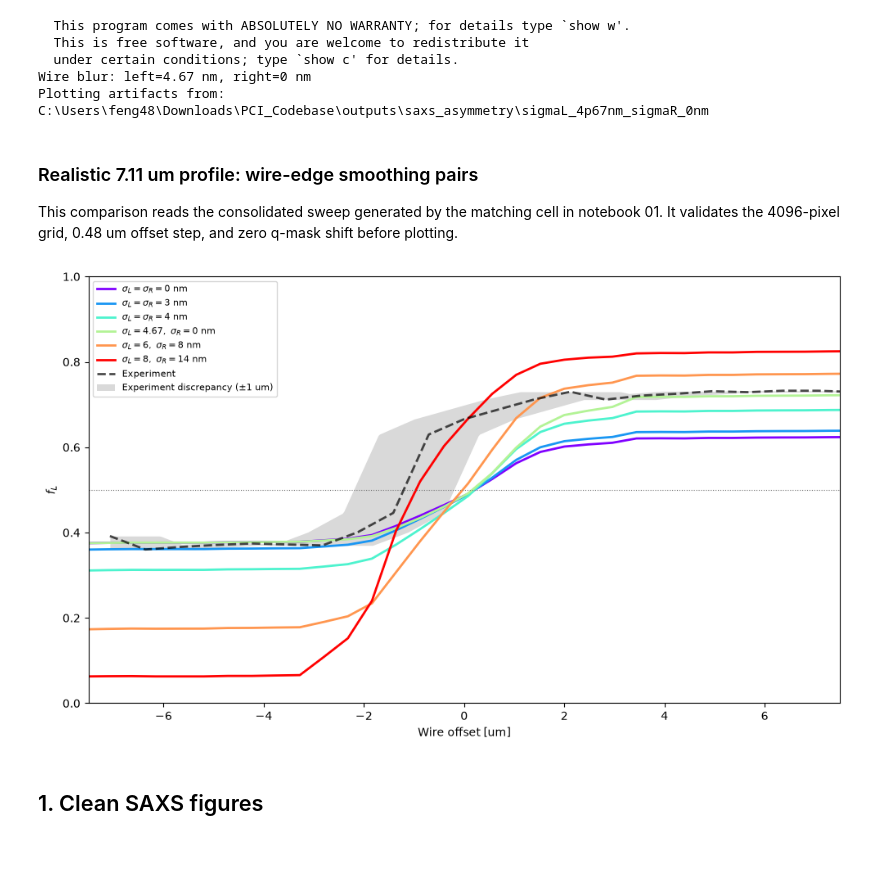
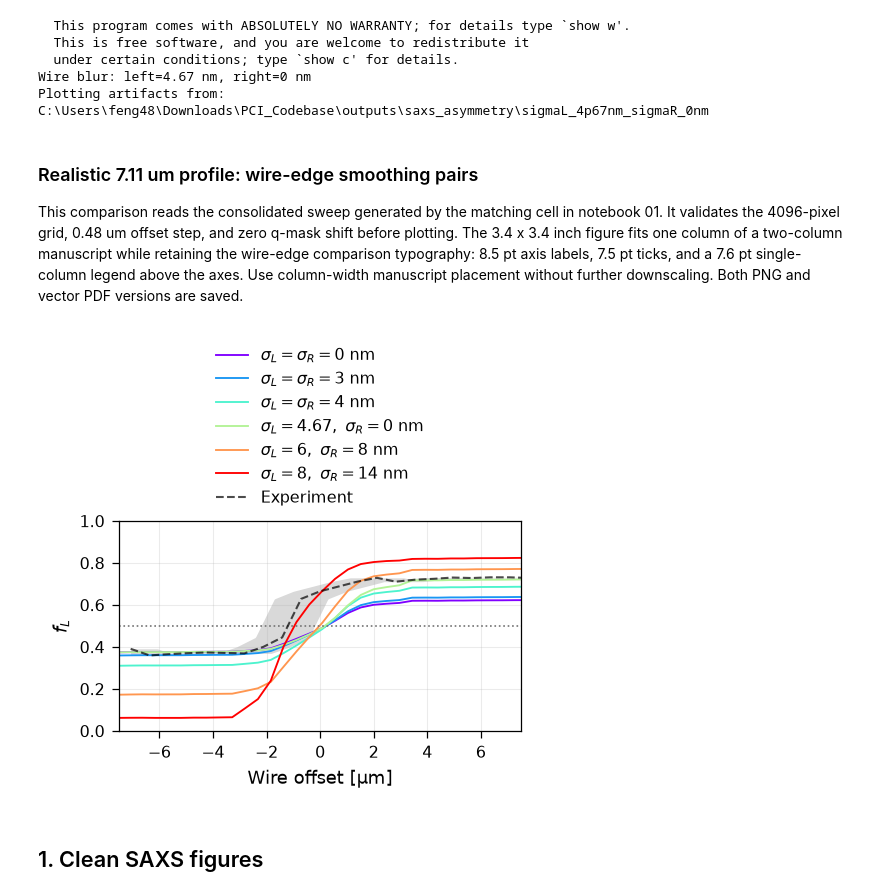
Before and after one commit to wenfe/PCI_Codebase, a Jupyter notebook: notebooks/saxs_asymmetry/02_plot_and_save_figures.ipynb, the cells around one changed output. Saved outputs shown, nothing was run; the diff lists cells and outputs as text; code cells hidden in the pictures; blank space fills up the shorter version.

```diff
--- a/notebooks/saxs_asymmetry/02_plot_and_save_figures.ipynb
+++ b/notebooks/saxs_asymmetry/02_plot_and_save_figures.ipynb
@@ -199,6 +199,11 @@ Plotting artifacts from: C:\Users\feng48\Downloads\PCI_Codebase\outputs\saxs_asy
 
 This comparison reads the consolidated sweep generated by the matching cell in notebook 01.
 It validates the 4096-pixel grid, 0.48 um offset step, and zero q-mask shift before plotting.
+The 3.4 x 3.4 inch figure fits one column of a two-column manuscript
+while retaining the wire-edge comparison typography: 8.5 pt axis labels,
+7.5 pt ticks, and a 7.6 pt single-column legend above the axes.
+Use column-width manuscript placement without further downscaling.
+Both PNG and vector PDF versions are saved.
 # %%
 REALISTIC_SIGMA_SWEEP_PATH = (
     OUTPUT_ROOT / "realistic_sigma_pair_scan" /
@@ -249,7 +254,7 @@ def offset_uncertainty_envelope(offsets, values, uncertainty_um):
         upper[inside] = np.maximum(upper[inside], sample_y)
     return band_x, lower, upper
 
-fig, ax = plt.subplots(figsize=(10, 6))
+fig, ax = plt.subplots(figsize=(3.4, 3.4))
 colors = plt.get_cmap("rainbow")(np.linspace(0.0, 1.0, len(sigma_pairs_nm)))
 for (sigma_left_nm, sigma_right_nm), fraction, color in zip(
     sigma_pairs_nm, left_fraction, colors
@@ -259,7 +264,7 @@ for (sigma_left_nm, sigma_right_nm), fraction, color in zip(
         if sigma_left_nm == sigma_right_nm
         else rf"$\sigma_L={sigma_left_nm:g},\ \sigma_R={sigma_right_nm:g}$ nm"
     )
-    ax.plot(offsets_um, fraction, lw=2, color=color, label=label)
+    ax.plot(offsets_um, fraction, lw=0.9, color=color, label=label)
 
 experiment_offsets_um = np.asarray(erik["motor_offsets_um"], dtype=float)
 experiment_left_fraction = np.asarray(erik["motor_left_fraction"], dtype=float)
@@ -267,7 +272,7 @@ ax.plot(
     experiment_offsets_um,
     experiment_left_fraction,
     "--",
-    lw=2,
+    lw=1.0,
     color="k",
     alpha=0.7,
     label="Experiment",
@@ -275,39 +280,50 @@ ax.plot(
 )
 discrepancy_x, discrepancy_lower, discrepancy_upper = offset_uncertainty_envelope(
     experiment_offsets_um,
     experiment_left_fraction,
     MOTOR_POSITION_UNCERTAINTY_UM,
 )
 ax.fill_between(
     discrepancy_x,
     discrepancy_lower,
     discrepancy_upper,
     color="k",
     alpha=0.15,
     lw=0,
     zorder=0,
 )
 ax.axhline(0.5, color="0.45", lw=0.8, ls=":")
 ax.set(
-    xlabel="Wire offset [um]",
+    xlabel="Wire offset [µm]",
     ylabel=r"$f_L$",
     xlim=(-7.5, 7.5),
     ylim=(0.0, 1.0),
 )
-ax.tick_params(axis="both", labelsize=12)
-ax.xaxis.label.set_size(13)
-ax.yaxis.label.set_size(13)
-ax.legend(fontsize=11, loc="best")
+ax.tick_params(axis="both", labelsize=7.5, width=0.6)
+ax.xaxis.label.set_size(8.5)
+ax.yaxis.label.set_size(8.5)
+for spine in ax.spines.values():
+    spine.set_linewidth(0.6)
+ax.grid(alpha=0.25, linewidth=0.5)
+ax.legend(
+    fontsize=7.6, ncol=1, frameon=False, loc="lower center",
+    bbox_to_anchor=(0.5, 1.04), borderaxespad=0,
+)
 
 fig.tight_layout()
 save_figure(
     fig,
     OUTPUT_ROOT / "realistic_sigma_pair_scan" /
     "02_realistic_7p11um_fL_smoothing_pairs.png",
 )
+save_figure(
+    fig,
+    OUTPUT_ROOT / "realistic_sigma_pair_scan" /
+    "02_realistic_7p11um_fL_smoothing_pairs.pdf",
+)
 plt.show()
 # %% [output]
-[figure, old version]
+[figure, new version]
 # %% [markdown]
 ## 1. Clean SAXS figures
 # %% [markdown]
```
Also changed, not shown: 4 other files.
